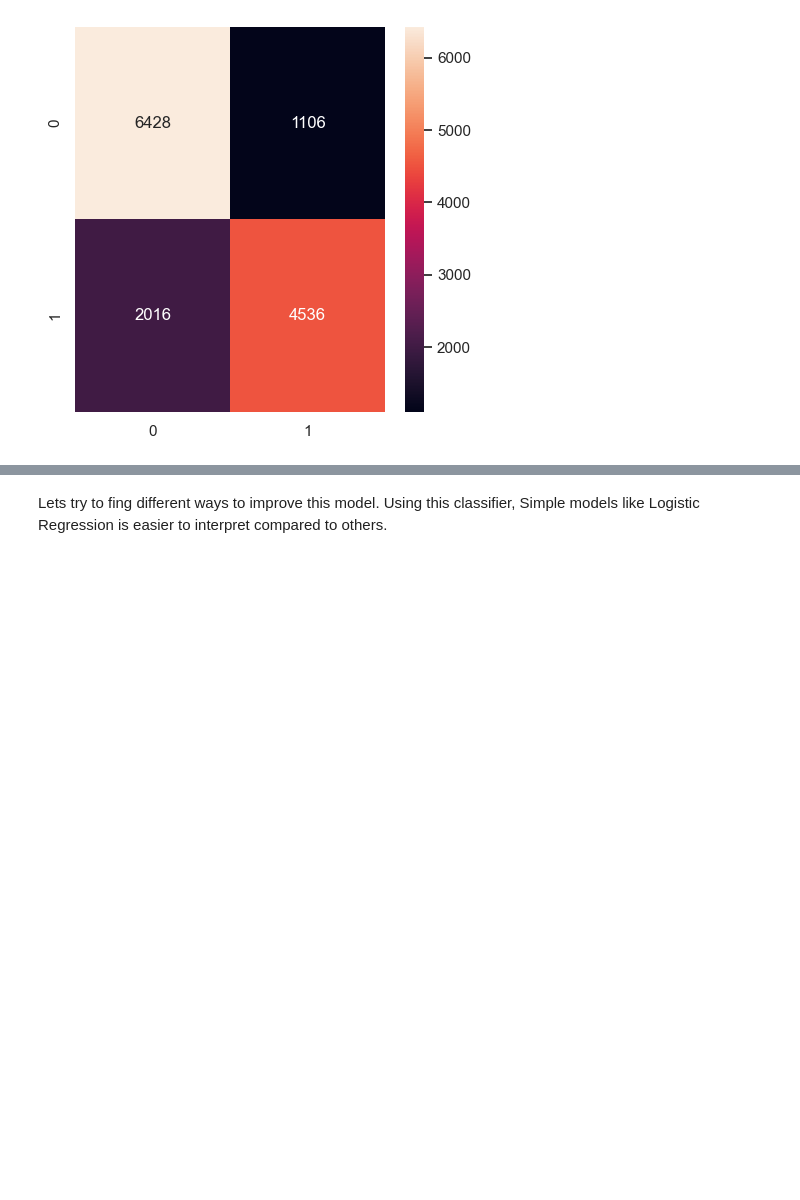
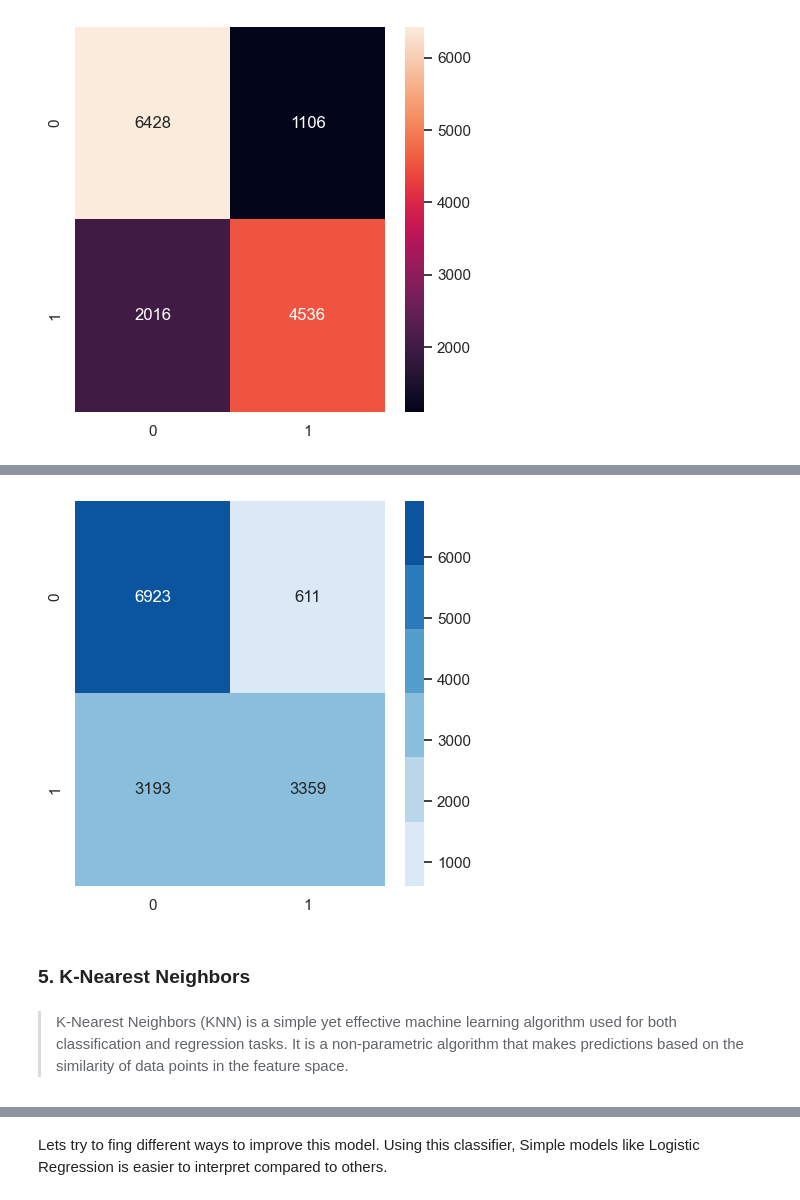
Before and after one commit to CynthiaJerono/Phase_3_Project, a Jupyter notebook: Modeling.ipynb, the cells around one changed output, grey strips where cells are left out. Cells and saved outputs as stored; diff of their text form; code cells hidden in the pictures; blank space fills up the shorter version.

```diff
--- a/Modeling.ipynb
+++ b/Modeling.ipynb
@@ -231,0 +246,15 @@ sns.heatmap(confusion_matrix(y_test, y_pred_gridsearchdt), annot=True, fmt='g');
+# %%
+# Create a pipeline with an SVM classifier as the estimator
+svm_clf  = Pipeline([('scaler', StandardScaler()),
+    ('classifier', SVC(random_state=42))
+])
+
+# Fit the pipeline on the training data
+svm_clf.fit(X_train, y_train)
+
+# Make predictions on the test data using the trained pipeline
+y_pred_svm = svm_clf.predict(X_test)
+
+# Generate and print the classification report
+print("Classification Report:")
+print(classification_report(y_test, y_pred_svm))
@@ -231,0 +271,10 @@ sns.heatmap(confusion_matrix(y_test, y_pred_gridsearchdt), annot=True, fmt='g');
+# %%
+# plot the confusion matrix
+plt.figure(figsize=(5,5))
+sns.heatmap(confusion_matrix(y_test, y_pred_svm), annot=True, fmt='g', cmap=color_palette);
+# %% [output]
+[figure, added]
+# %% [markdown]
+###  5. K-Nearest Neighbors
+# %% [markdown]
+> K-Nearest Neighbors (KNN) is a simple yet effective machine learning algorithm used for both classification and regression tasks. It is a non-parametric algorithm that makes predictions based on the similarity of data points in the feature space.
```
Also changed, not shown: parts of 39 cells of this notebook, 2 other files.
